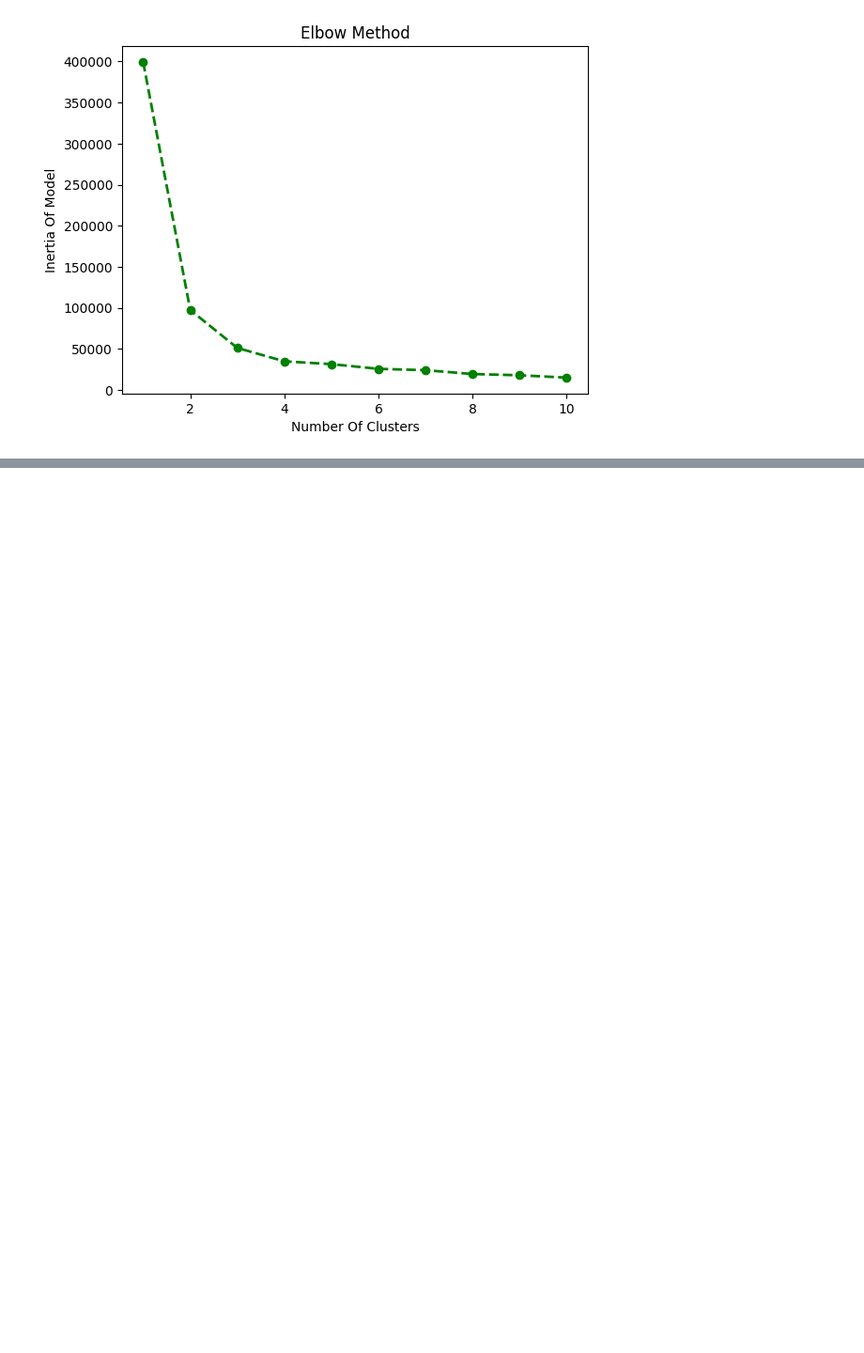
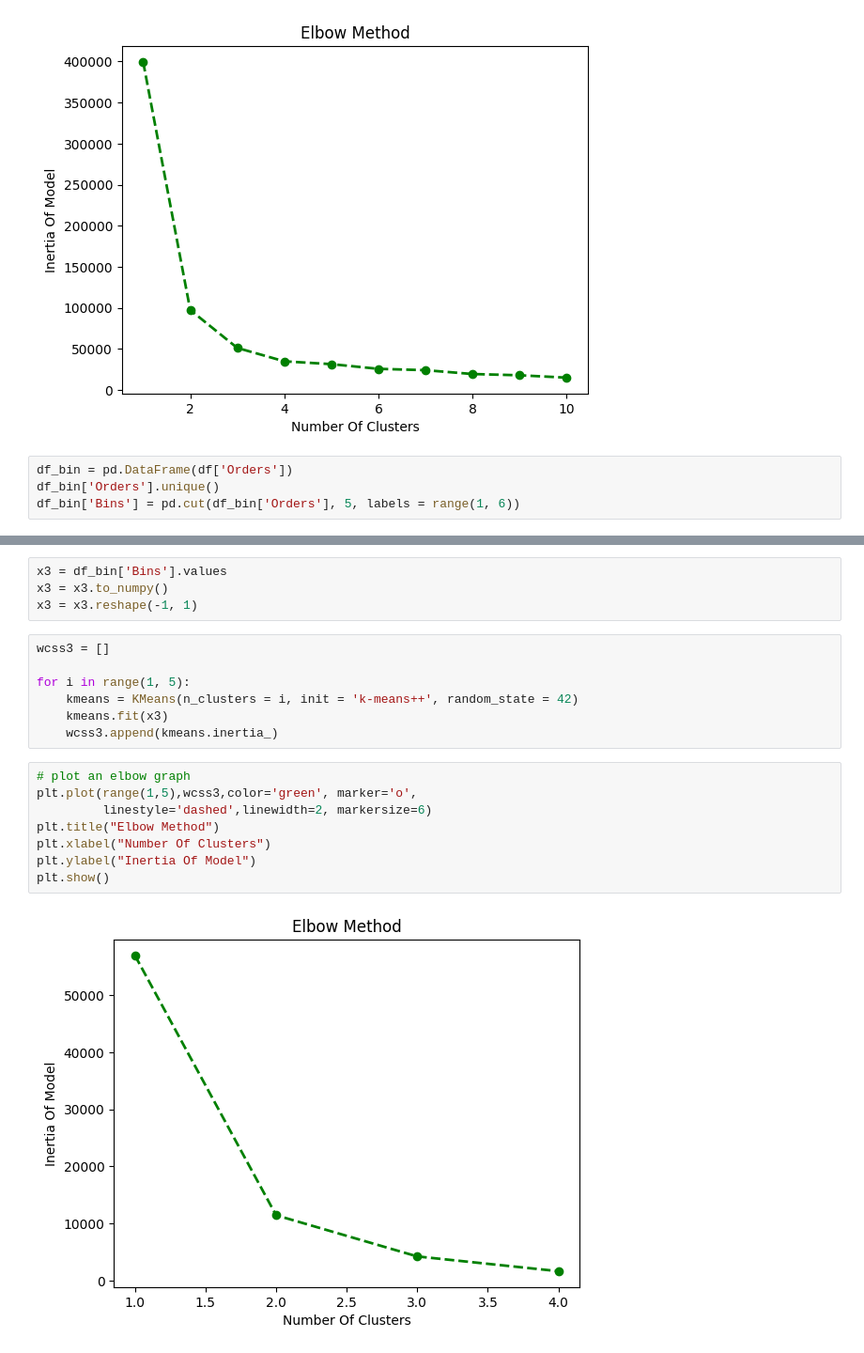
Before and after one commit to AllanMogley/12-Zidio-Projects, a Jupyter notebook: 01 - Projects/01 - Customer Segmentation/cleaner.ipynb, the cells around one changed output, grey strips where cells are left out. Shown at 94% size. Drawn from its saved outputs; the diff is of its cells as text; blank space fills up the shorter version.

```diff
--- a/01 - Projects/01 - Customer Segmentation/cleaner.ipynb
+++ b/01 - Projects/01 - Customer Segmentation/cleaner.ipynb
@@ -172,3 +172,7 @@ plt.ylabel("Inertia Of Model")
 plt.show()
 # %% [output]
 [figure]
+# %%
+df_bin = pd.DataFrame(df['Orders'])
+df_bin['Orders'].unique()
+df_bin['Bins'] = pd.cut(df_bin['Orders'], 5, labels = range(1, 6))
@@ -174,0 +189,21 @@ plt.show()
+# %%
+x3 = df_bin['Bins'].values
+x3 = x3.to_numpy()
+x3 = x3.reshape(-1, 1)
+# %%
+wcss3 = []
+
+for i in range(1, 5):
+    kmeans = KMeans(n_clusters = i, init = 'k-means++', random_state = 42)
+    kmeans.fit(x3)
+    wcss3.append(kmeans.inertia_)
+# %%
+# plot an elbow graph
+plt.plot(range(1,5),wcss3,color='green', marker='o',
+         linestyle='dashed',linewidth=2, markersize=6)
+plt.title("Elbow Method")
+plt.xlabel("Number Of Clusters")
+plt.ylabel("Inertia Of Model")
+plt.show()
+# %% [output]
+[figure, added]
```
Also changed, not shown: parts of 1 cell of this notebook.
